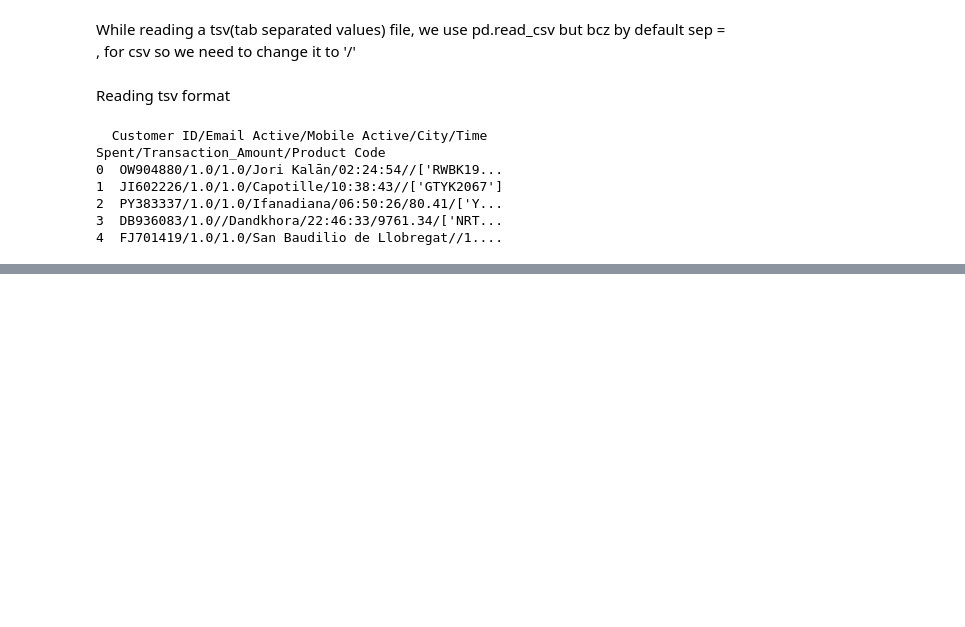
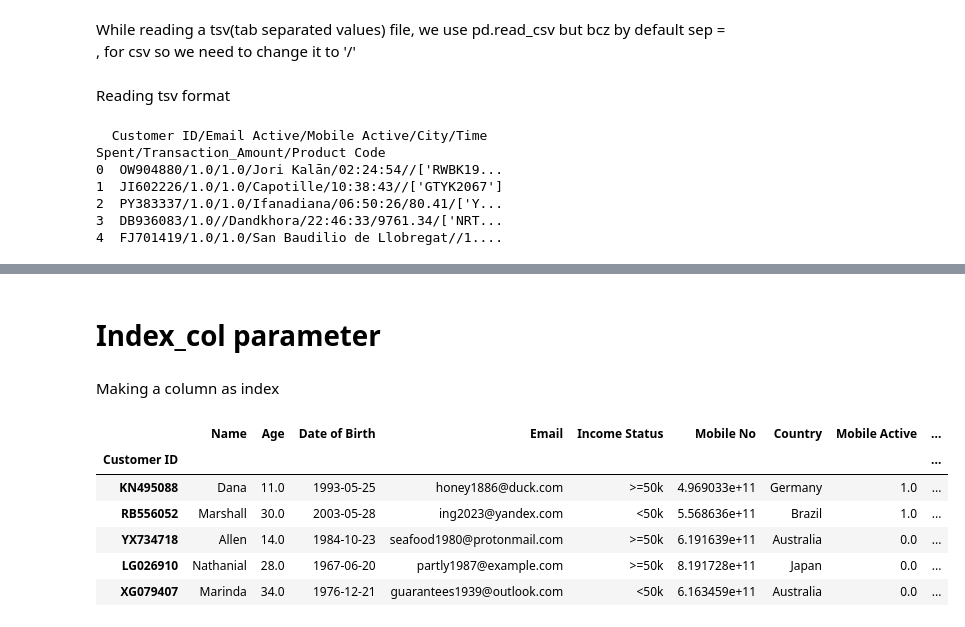
Before and after one commit to harzrawat/Internship_practice, a Jupyter notebook: my_practice/100ML/csv/my_try.ipynb, the cells around one changed output, grey strips where cells are left out. Cells and saved outputs as stored; diff of their text form; code cells hidden in the pictures; blank space fills up the shorter version.

```diff
--- a/my_practice/100ML/csv/my_try.ipynb
+++ b/my_practice/100ML/csv/my_try.ipynb
@@ -96,0 +89,14 @@ Failed to retrieve the file. Please check the URL and your internet connection.
+# %% [markdown]
+# Index_col parameter
+# %% [markdown]
+Making a column as index
+# %%
+pd.read_csv('dirty_data.csv',index_col='Customer ID').head()
+# %% [output]
+|  | Name | Age | Date of Birth | Email | Income Status | Mobile No | Country | Mobile Active | ... |
+| Customer ID |  |  |  |  |  |  |  |  | ... |
+| KN495088 | Dana | 11.0 | 1993-05-25 | honey1886@duck.com | >=50k | 4.969033e+11 | Germany | 1.0 | ... |
+| RB556052 | Marshall | 30.0 | 2003-05-28 | ing2023@yandex.com | <50k | 5.568636e+11 | Brazil | 1.0 | ... |
+| YX734718 | Allen | 14.0 | 1984-10-23 | seafood1980@protonmail.com | >=50k | 6.191639e+11 | Australia | 0.0 | ... |
+| LG026910 | Nathanial | 28.0 | 1967-06-20 | partly1987@example.com | >=50k | 8.191728e+11 | Japan | 0.0 | ... |
+| XG079407 | Marinda | 34.0 | 1976-12-21 | guarantees1939@outlook.com | <50k | 6.163459e+11 | Australia | 0.0 | ... |
```
Also changed, not shown: parts of 16 cells of this notebook, 2 other files.
